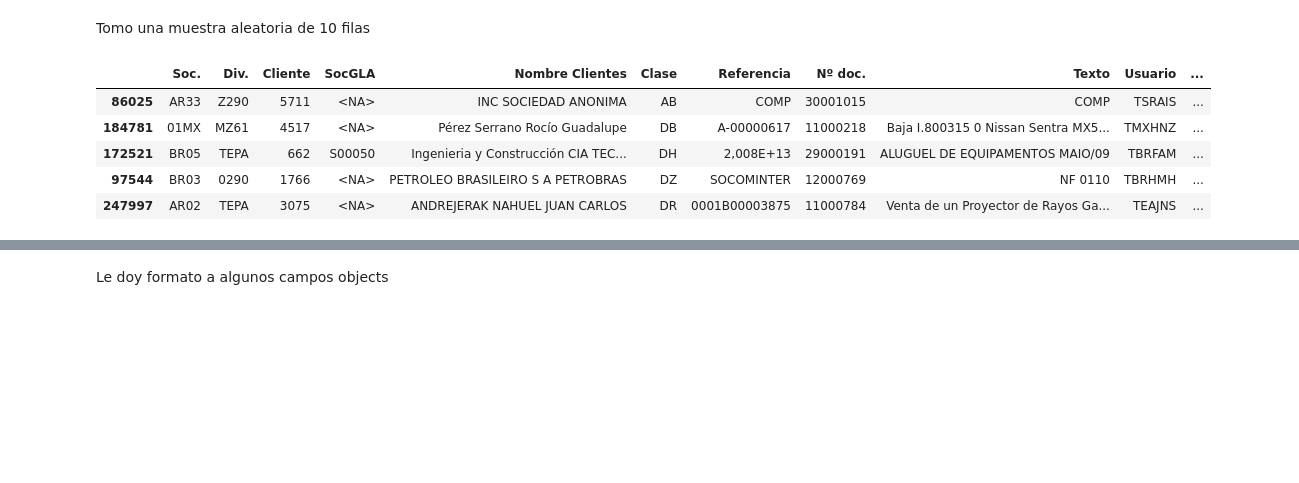
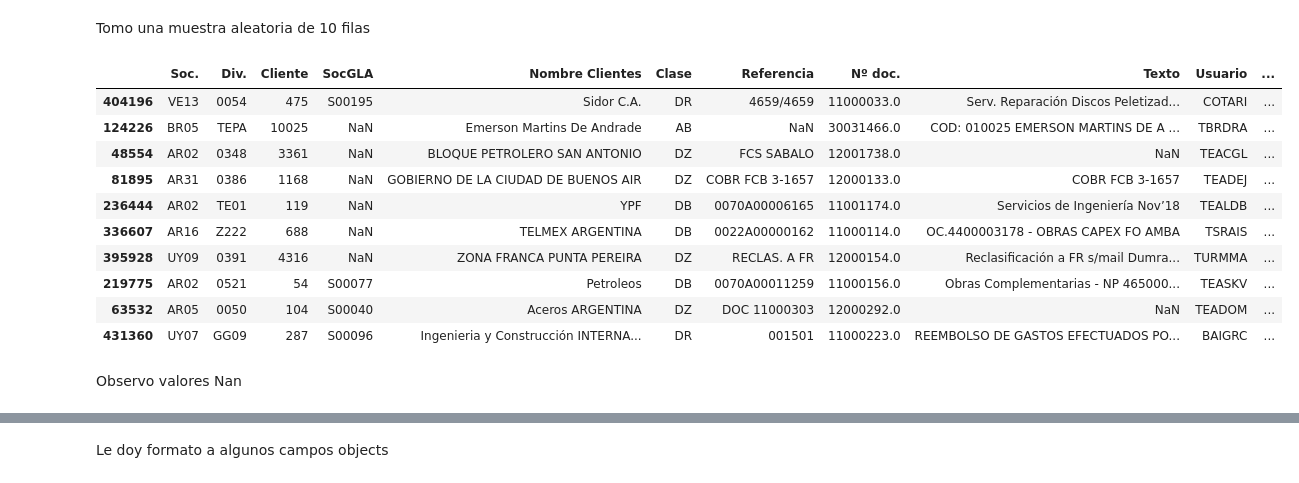
Before and after one commit to Fanova-AR/Archivos-DA, a Jupyter notebook: Mi_proyecto_61680.ipynb, the cells around one changed output, grey strips where cells are left out. Cells and saved outputs as stored; diff of their text form; code cells hidden in the pictures; blank space fills up the shorter version.

```diff
--- a/Mi_proyecto_61680.ipynb
+++ b/Mi_proyecto_61680.ipynb
@@ -378,11 +319,18 @@ memory usage: 93.3+ MB
 # %% [markdown]
 Tomo una muestra aleatoria de 10 filas
 # %%
-df_comp_orig.sample(5)
+df_comp_orig.sample(10)
 # %% [output]
 |  | Soc. | Div. | Cliente | SocGLA | Nombre Clientes | Clase | Referencia | Nº doc. | Texto | Usuario | ... |
-| 86025 | AR33 | Z290 | 5711 | <NA> | INC SOCIEDAD ANONIMA | AB | COMP | 30001015 | COMP | TSRAIS | ... |
-| 184781 | 01MX | MZ61 | 4517 | <NA> | Pérez Serrano Rocío Guadalupe | DB | A-00000617 | 11000218 | Baja I.800315 0 Nissan Sentra MX5... | TMXHNZ | ... |
-| 172521 | BR05 | TEPA | 662 | S00050 | Ingenieria y Construcción CIA TEC... | DH | 2,008E+13 | 29000191 | ALUGUEL DE EQUIPAMENTOS MAIO/09 | TBRFAM | ... |
-| 97544 | BR03 | 0290 | 1766 | <NA> | PETROLEO BRASILEIRO S A PETROBRAS | DZ | SOCOMINTER | 12000769 | NF 0110 | TBRHMH | ... |
-| 247997 | AR02 | TEPA | 3075 | <NA> | ANDREJERAK NAHUEL JUAN CARLOS | DR | 0001B00003875 | 11000784 | Venta de un Proyector de Rayos Ga... | TEAJNS | ... |
+| 404196 | VE13 | 0054 | 475 | S00195 | Sidor C.A. | DR | 4659/4659 | 11000033.0 | Serv. Reparación Discos Peletizad... | COTARI | ... |
+| 124226 | BR05 | TEPA | 10025 | NaN | Emerson Martins De Andrade | AB | NaN | 30031466.0 | COD: 010025 EMERSON MARTINS DE A ... | TBRDRA | ... |
+| 48554 | AR02 | 0348 | 3361 | NaN | BLOQUE PETROLERO SAN ANTONIO | DZ | FCS SABALO | 12001738.0 | NaN | TEACGL | ... |
+| 81895 | AR31 | 0386 | 1168 | NaN | GOBIERNO DE LA CIUDAD DE BUENOS AIR | DZ | COBR FCB 3-1657 | 12000133.0 | COBR FCB 3-1657 | TEADEJ | ... |
+| 236444 | AR02 | TE01 | 119 | NaN | YPF | DB | 0070A00006165 | 11001174.0 | Servicios de Ingeniería Nov’18 | TEALDB | ... |
+| 336607 | AR16 | Z222 | 688 | NaN | TELMEX ARGENTINA | DB | 0022A00000162 | 11000114.0 | OC.4400003178 - OBRAS CAPEX FO AMBA | TSRAIS | ... |
+| 395928 | UY09 | 0391 | 4316 | NaN | ZONA FRANCA PUNTA PEREIRA | DZ | RECLAS. A FR | 12000154.0 | Reclasificación a FR s/mail Dumra... | TURMMA | ... |
+| 219775 | AR02 | 0521 | 54 | S00077 | Petroleos | DB | 0070A00011259 | 11000156.0 | Obras Complementarias - NP 465000... | TEASKV | ... |
+| 63532 | AR05 | 0050 | 104 | S00040 | Aceros ARGENTINA | DZ | DOC 11000303 | 12000292.0 | NaN | TEADOM | ... |
+| 431360 | UY07 | GG09 | 287 | S00096 | Ingenieria y Construcción INTERNA... | DR | 001501 | 11000223.0 | REEMBOLSO DE GASTOS EFECTUADOS PO... | BAIGRC | ... |
+# %% [markdown]
+Observo valores Nan
```
Also changed, not shown: parts of 15 cells of this notebook.
